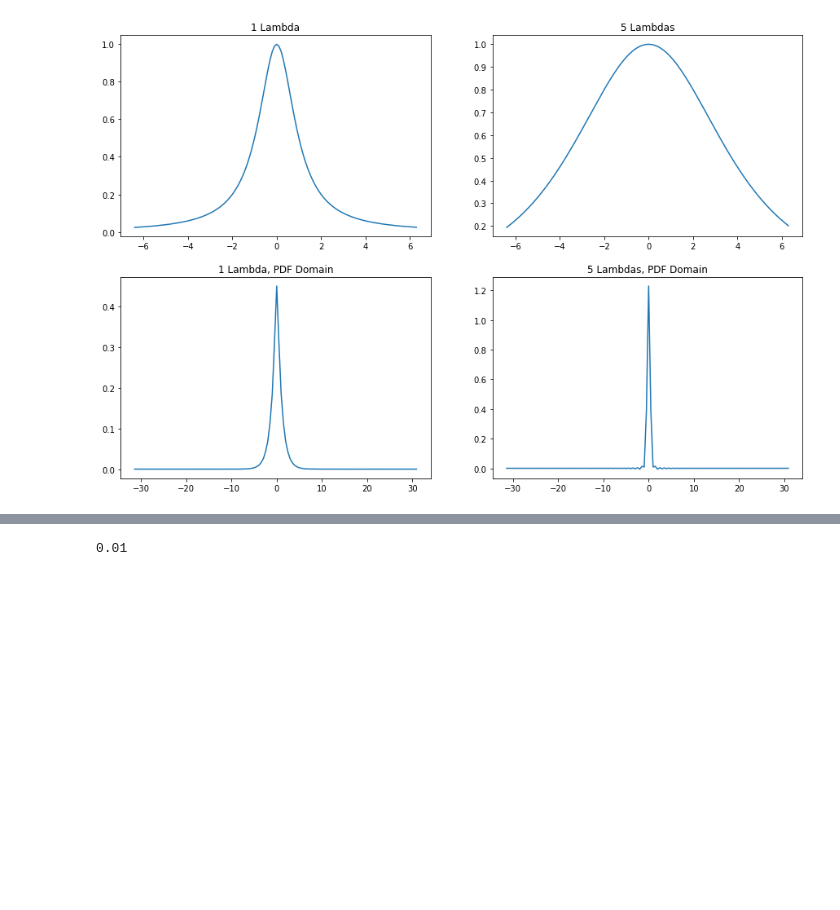
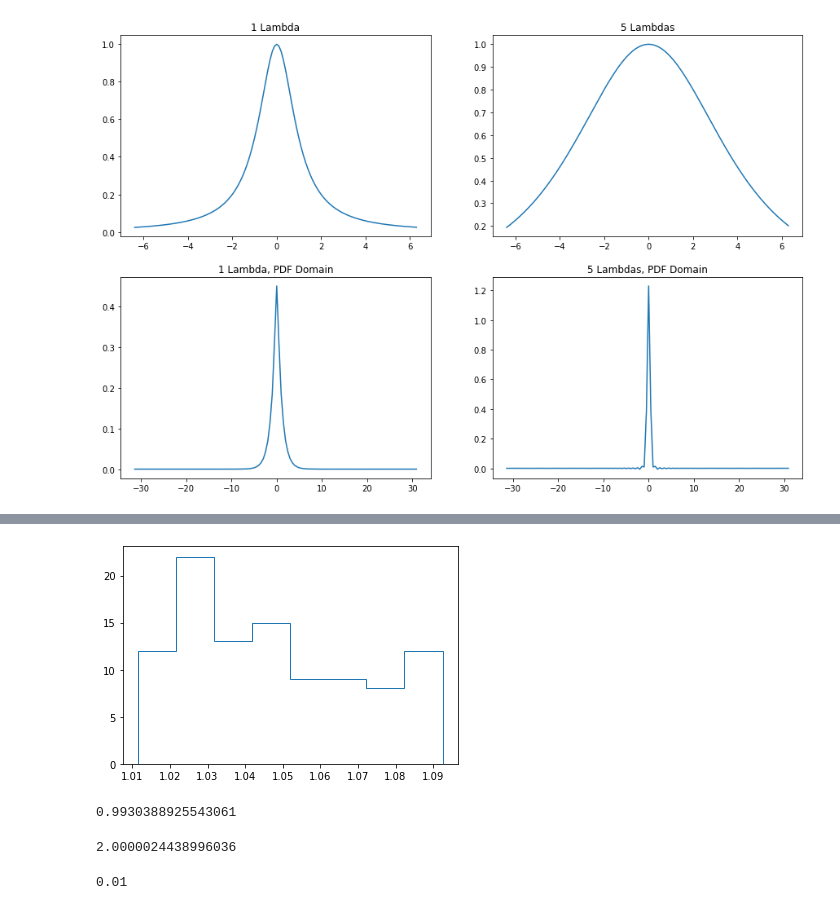
Before and after one commit to jlcbrown/FFT_hypoexp_comp, a Jupyter notebook: FFT_computation_testing.ipynb, the cells around one changed output, grey strips where cells are left out. Saved outputs shown, nothing was run; the diff lists cells and outputs as text; code cells hidden in the pictures; blank space fills up the shorter version.

```diff
--- a/FFT_computation_testing.ipynb
+++ b/FFT_computation_testing.ipynb
@@ -267,3 +331,16 @@ Trapezoidal rule of var of 5 Lambda case is (0.11707724075205701+4.6279773763729
+# %%
+invs = np.array(invs)
+_, _, _ = plt.hist(invs, bins="auto", histtype="step")
+# %% [output]
+[figure, added]
+# %%
+stats.laplace.cdf(2 * np.sqrt(2) * 1) / stats.norm.cdf(2)
+# %% [output]
+0.9930388925543061
+# %%
+stats.norm.isf((1 - 0.9545)/2)
+# %% [output]
+2.0000024438996036
 # %%
 print(1e-2)
 plt.plot(np.fft.fft(bihypoexponential_fourier_outputs(2,1e-2)))
```
Also changed, not shown: parts of 8 cells of this notebook.
